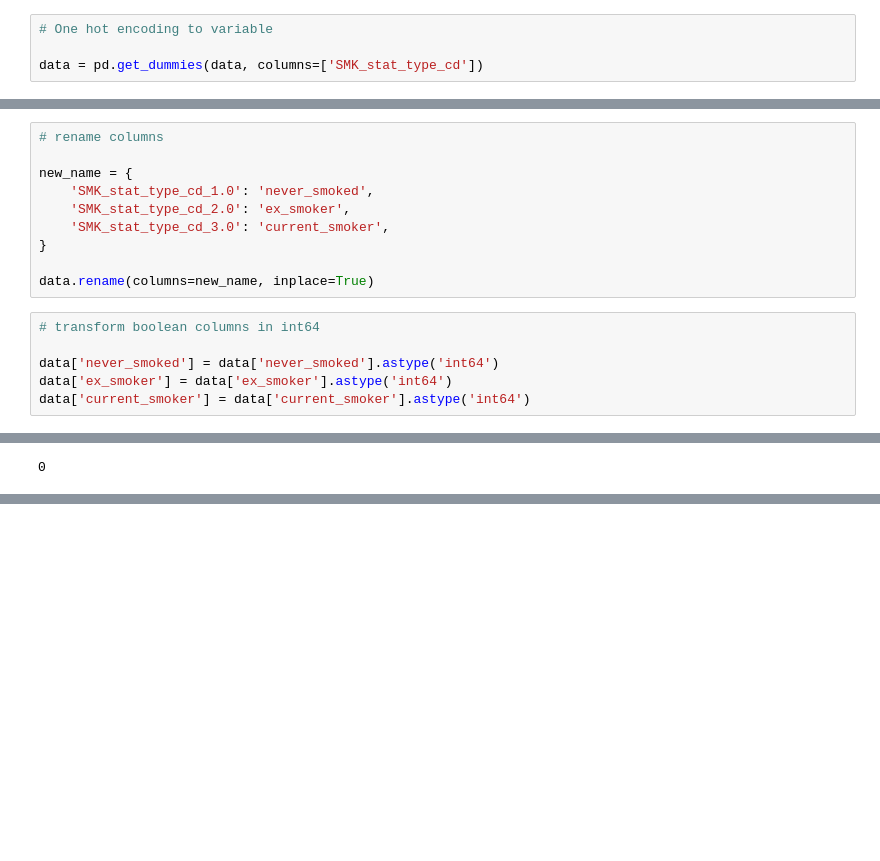
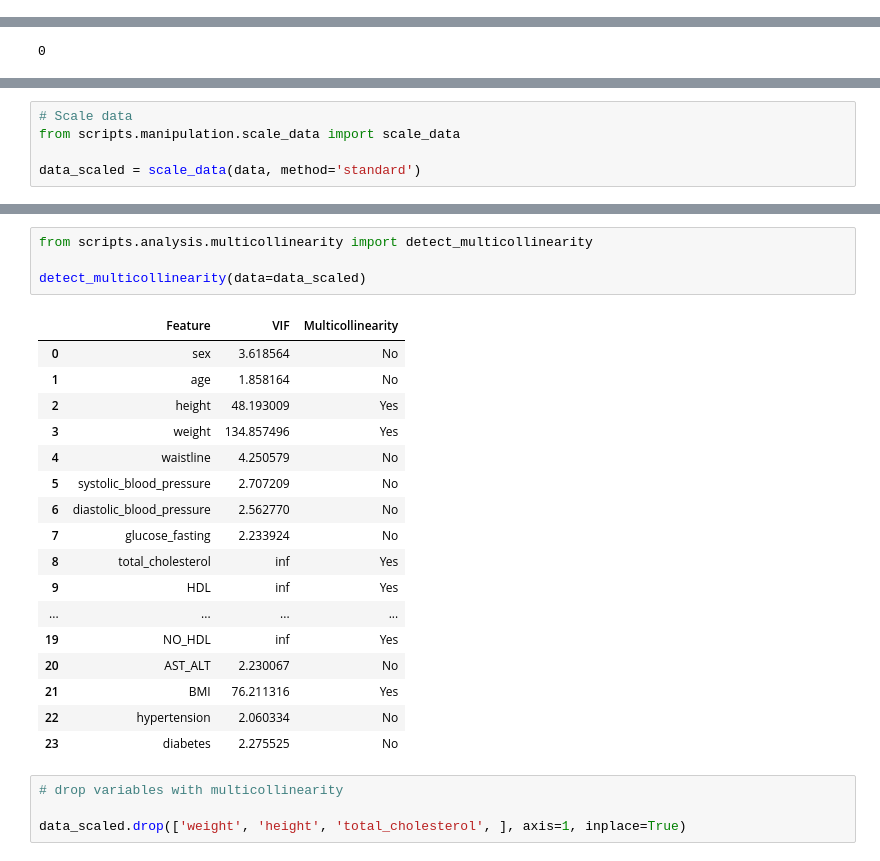
Before and after one commit to datascientist-miguel/classification_drinker, a Jupyter notebook: notebooks/0.1-classification_smoker_drinker-eda.ipynb, the cells around one changed output, grey strips where cells are left out. Saved outputs shown, nothing was run; the diff lists cells and outputs as text; blank space fills up the shorter version.

```diff
--- a/notebooks/0.1-classification_smoker_drinker-eda.ipynb
+++ b/notebooks/0.1-classification_smoker_drinker-eda.ipynb
@@ -150,4 +157,0 @@ Name: count, dtype: int64
-# %%
-# One hot encoding to variable
-
-data = pd.get_dummies(data, columns=['SMK_stat_type_cd'])
@@ -159,19 +158,3 @@ data['sex'] = data['sex'].apply(lambda x: 1 if x == 'Male' else 0)
-# %%
-# rename columns
-
-new_name = {
-    'SMK_stat_type_cd_1.0': 'never_smoked',
-    'SMK_stat_type_cd_2.0': 'ex_smoker',
-    'SMK_stat_type_cd_3.0': 'current_smoker',
-}
-
-data.rename(columns=new_name, inplace=True)
-# %%
-# transform boolean columns in int64
-
-data['never_smoked'] = data['never_smoked'].astype('int64')
-data['ex_smoker'] = data['ex_smoker'].astype('int64')
-data['current_smoker'] = data['current_smoker'].astype('int64')
 # %%
 data.dtypes
 # %% [output]
@@ -226,0 +230,5 @@ data.duplicated().sum()
+# %%
+# Scale data
+from scripts.manipulation.scale_data import scale_data
+
+data_scaled = scale_data(data, method='standard')
@@ -226,0 +270,26 @@ data.duplicated().sum()
+# %%
+from scripts.analysis.multicollinearity import detect_multicollinearity
+
+detect_multicollinearity(data=data_scaled)
+# %% [output]
+|  | Feature | VIF | Multicollinearity |
+| 0 | sex | 3.618564 | No |
+| 1 | age | 1.858164 | No |
+| 2 | height | 48.193009 | Yes |
+| 3 | weight | 134.857496 | Yes |
+| 4 | waistline | 4.250579 | No |
+| 5 | systolic_blood_pressure | 2.707209 | No |
+| 6 | diastolic_blood_pressure | 2.562770 | No |
+| 7 | glucose_fasting | 2.233924 | No |
+| 8 | total_cholesterol | inf | Yes |
+| 9 | HDL | inf | Yes |
+| ... | ... | ... | ... |
+| 19 | NO_HDL | inf | Yes |
+| 20 | AST_ALT | 2.230067 | No |
+| 21 | BMI | 76.211316 | Yes |
+| 22 | hypertension | 2.060334 | No |
+| 23 | diabetes | 2.275525 | No |
+# %%
+# drop variables with multicollinearity
+
+data_scaled.drop(['weight', 'height', 'total_cholesterol', ], axis=1, inplace=True)
```
Also changed, not shown: parts of 19 cells of this notebook, 4 other files.
